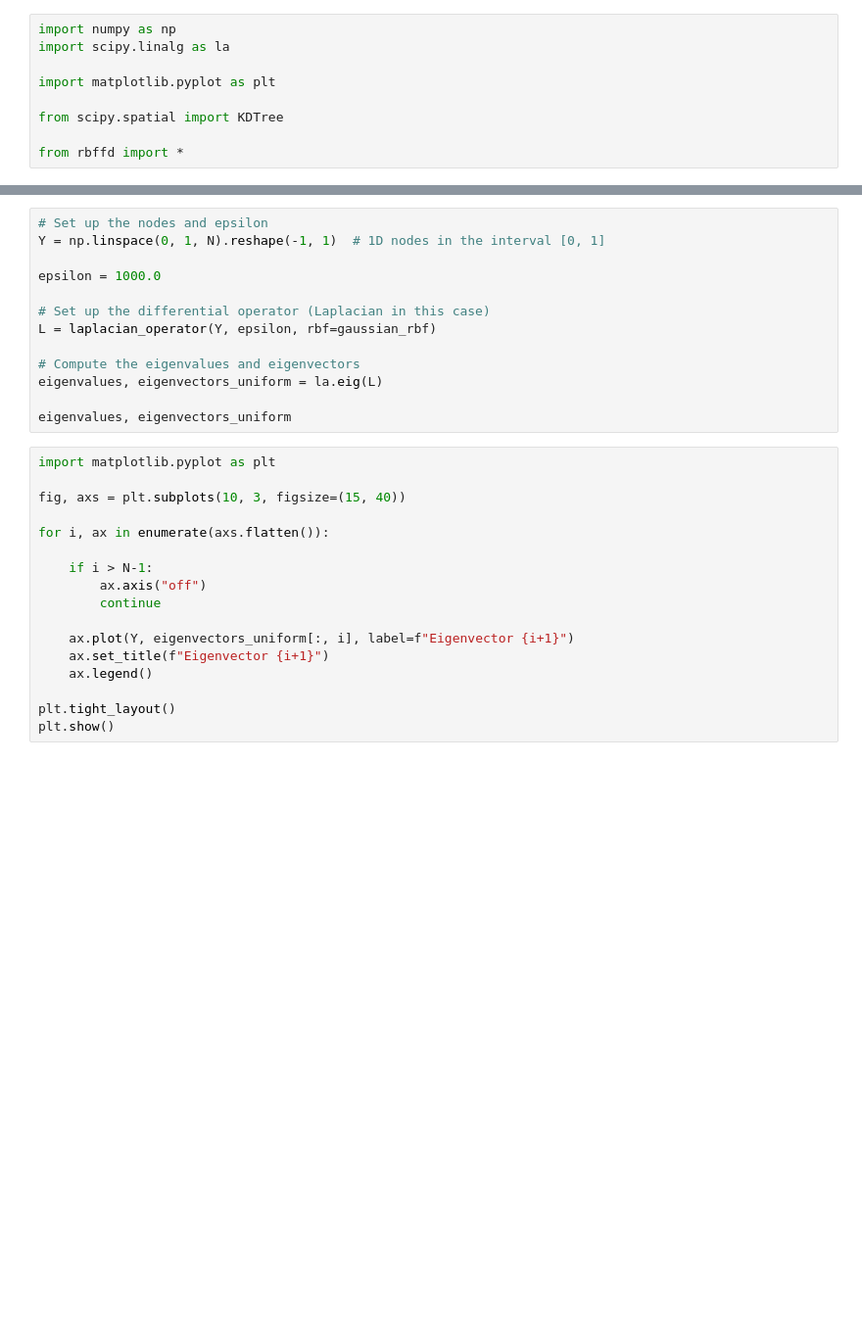
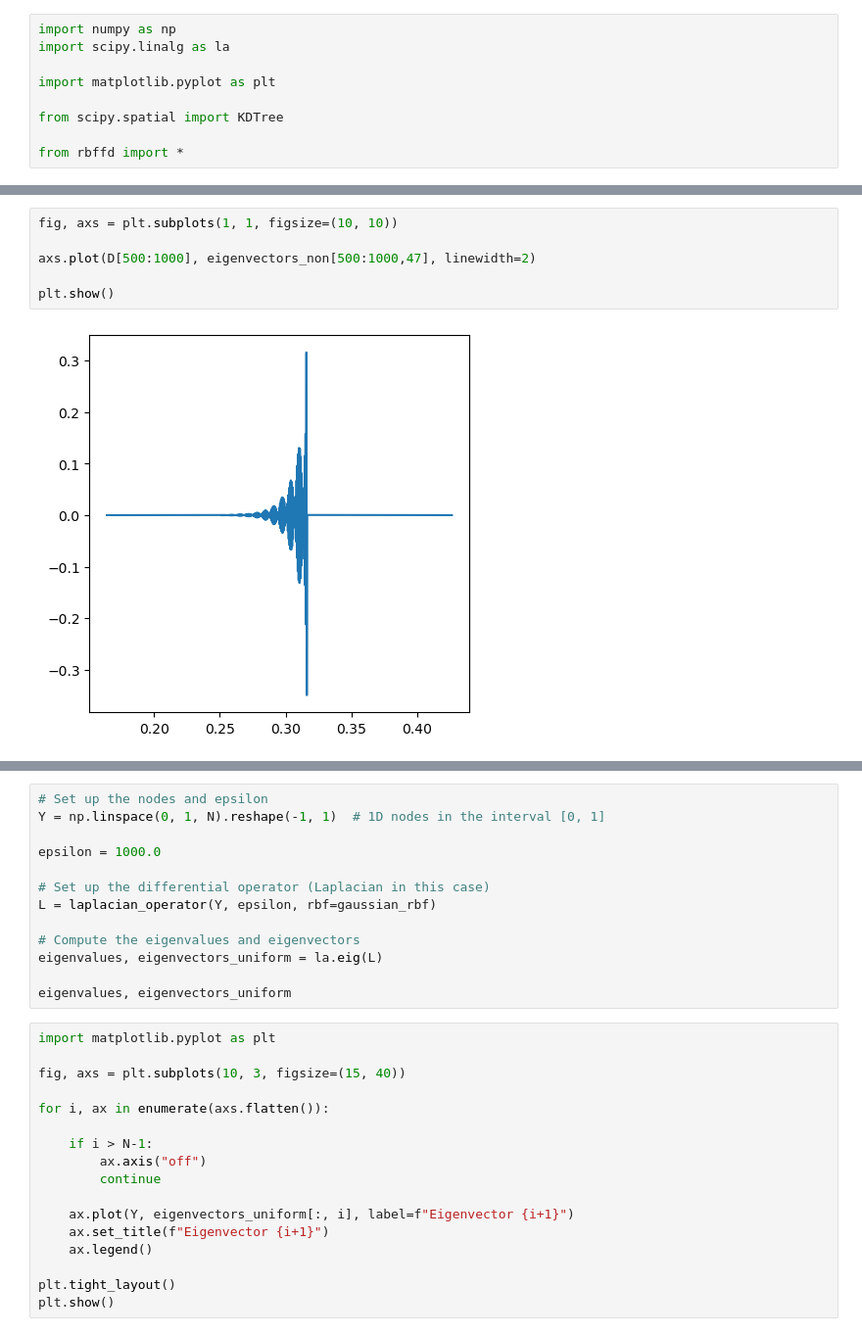
Before and after one commit to kvndhrty/RBF-FDax, a Jupyter notebook: notebooks/rbf_dev.ipynb, the cells around one changed output, grey strips where cells are left out. Shown at 98% size. Saved outputs shown, nothing was run; the diff lists cells and outputs as text; blank space fills up the shorter version.

```diff
--- a/notebooks/rbf_dev.ipynb
+++ b/notebooks/rbf_dev.ipynb
@@ -61,3 +77,11 @@ eigenvalues, eigenvectors_non
+# %%
+fig, axs = plt.subplots(1, 1, figsize=(10, 10))
+
+axs.plot(D[500:1000], eigenvectors_non[500:1000,47], linewidth=2)
+
+plt.show()
+# %% [output]
+[figure, added]
 # %%
 import matplotlib.pyplot as plt
 
```
Also changed, not shown: parts of 3 cells of this notebook, 5 other files.
